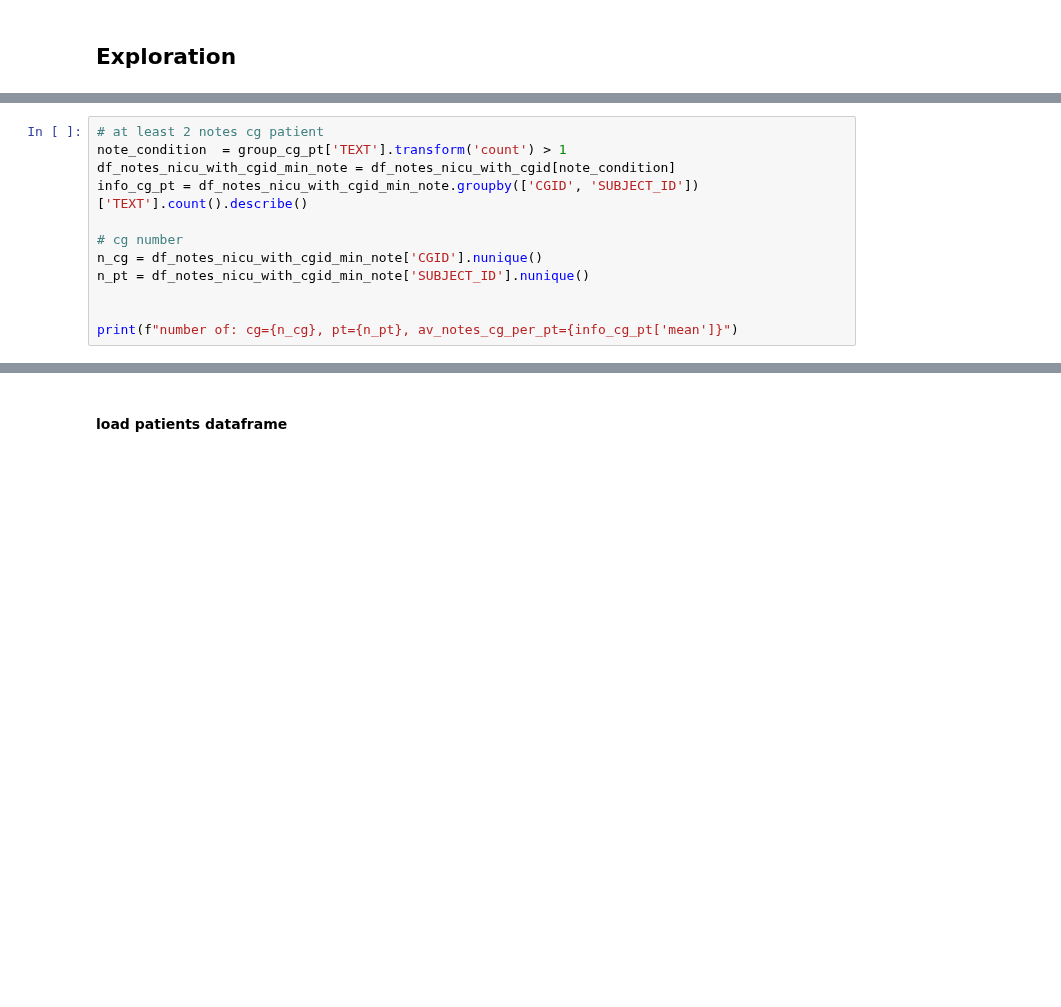
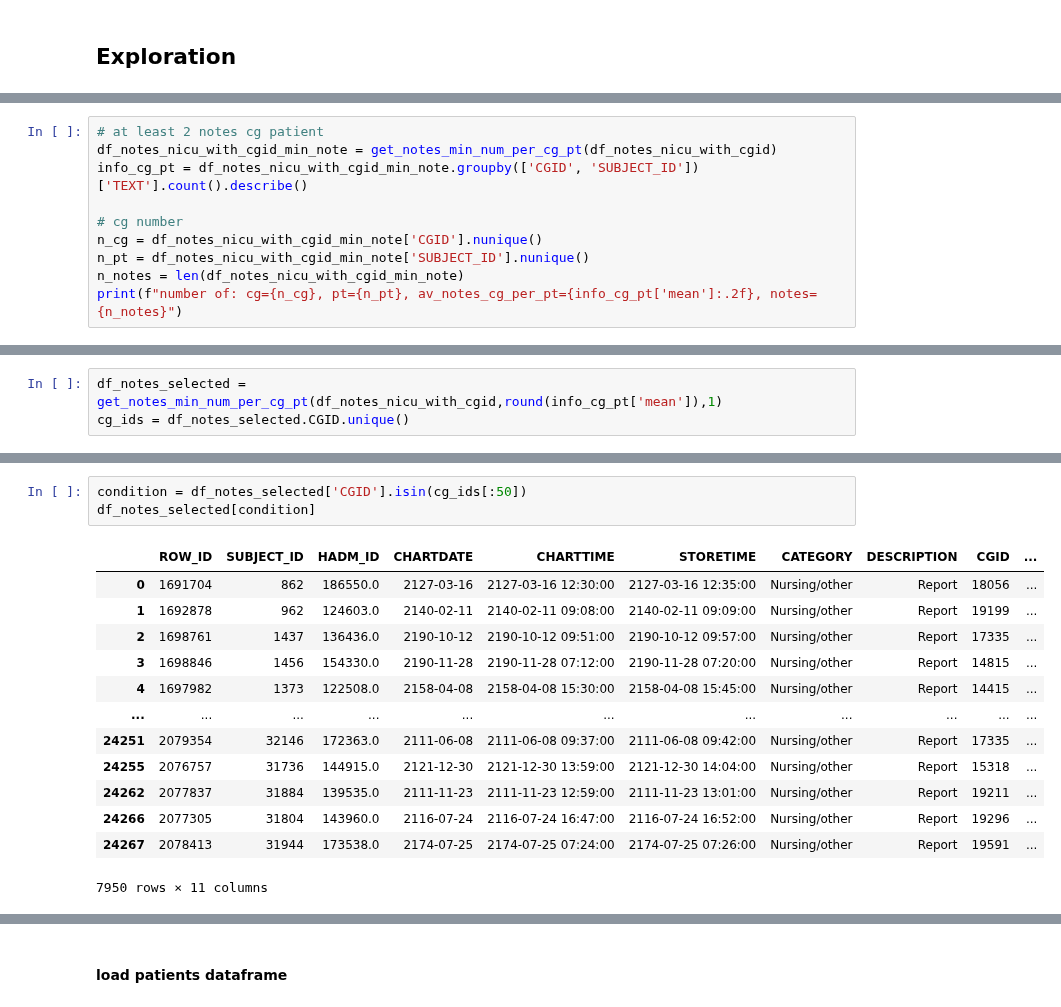
Before and after one commit to tanoManzo/mimic_trajectories, a Jupyter notebook: MIMIC_TRAJECTORY_NICU_01.ipynb, the cells around one changed output, grey strips where cells are left out. Drawn from its saved outputs; the diff is of its cells as text; blank space fills up the shorter version.

```diff
--- a/MIMIC_TRAJECTORY_NICU_01.ipynb
+++ b/MIMIC_TRAJECTORY_NICU_01.ipynb
@@ -91,12 +78,10 @@ Name: CATEGORY, dtype: int64
 # %%
 # at least 2 notes cg patient
-note_condition  = group_cg_pt['TEXT'].transform('count') > 1
-df_notes_nicu_with_cgid_min_note = df_notes_nicu_with_cgid[note_condition]
+df_notes_nicu_with_cgid_min_note = get_notes_min_num_per_cg_pt(df_notes_nicu_with_cgid)
 info_cg_pt = df_notes_nicu_with_cgid_min_note.groupby(['CGID', 'SUBJECT_ID'])['TEXT'].count().describe()
 
 # cg number
 n_cg = df_notes_nicu_with_cgid_min_note['CGID'].nunique()
 n_pt = df_notes_nicu_with_cgid_min_note['SUBJECT_ID'].nunique()
-
-
-print(f"number of: cg={n_cg}, pt={n_pt}, av_notes_cg_per_pt={info_cg_pt['mean']}")
+n_notes = len(df_notes_nicu_with_cgid_min_note)
+print(f"number of: cg={n_cg}, pt={n_pt}, av_notes_cg_per_pt={info_cg_pt['mean']:.2f}, notes={n_notes}")
@@ -104,0 +90,3 @@ number of: cg=372, pt=4508, av_notes_cg_per_pt=4.691586007811173
+# %%
+df_notes_selected = get_notes_min_num_per_cg_pt(df_notes_nicu_with_cgid,round(info_cg_pt['mean']),1)
+cg_ids = df_notes_selected.CGID.unique()
@@ -104,0 +202,17 @@ number of: cg=372, pt=4508, av_notes_cg_per_pt=4.691586007811173
+# %%
+condition = df_notes_selected['CGID'].isin(cg_ids[:50])
+df_notes_selected[condition]
+# %% [output]
+|  | ROW_ID | SUBJECT_ID | HADM_ID | CHARTDATE | CHARTTIME | STORETIME | CATEGORY | DESCRIPTION | CGID | ... |
+| 0 | 1691704 | 862 | 186550.0 | 2127-03-16 | 2127-03-16 12:30:00 | 2127-03-16 12:35:00 | Nursing/other | Report | 18056 | ... |
+| 1 | 1692878 | 962 | 124603.0 | 2140-02-11 | 2140-02-11 09:08:00 | 2140-02-11 09:09:00 | Nursing/other | Report | 19199 | ... |
+| 2 | 1698761 | 1437 | 136436.0 | 2190-10-12 | 2190-10-12 09:51:00 | 2190-10-12 09:57:00 | Nursing/other | Report | 17335 | ... |
+| 3 | 1698846 | 1456 | 154330.0 | 2190-11-28 | 2190-11-28 07:12:00 | 2190-11-28 07:20:00 | Nursing/other | Report | 14815 | ... |
+| 4 | 1697982 | 1373 | 122508.0 | 2158-04-08 | 2158-04-08 15:30:00 | 2158-04-08 15:45:00 | Nursing/other | Report | 14415 | ... |
+| ... | ... | ... | ... | ... | ... | ... | ... | ... | ... | ... |
+| 24251 | 2079354 | 32146 | 172363.0 | 2111-06-08 | 2111-06-08 09:37:00 | 2111-06-08 09:42:00 | Nursing/other | Report | 17335 | ... |
+| 24255 | 2076757 | 31736 | 144915.0 | 2121-12-30 | 2121-12-30 13:59:00 | 2121-12-30 14:04:00 | Nursing/other | Report | 15318 | ... |
+| 24262 | 2077837 | 31884 | 139535.0 | 2111-11-23 | 2111-11-23 12:59:00 | 2111-11-23 13:01:00 | Nursing/other | Report | 19211 | ... |
+| 24266 | 2077305 | 31804 | 143960.0 | 2116-07-24 | 2116-07-24 16:47:00 | 2116-07-24 16:52:00 | Nursing/other | Report | 19296 | ... |
+| 24267 | 2078413 | 31944 | 173538.0 | 2174-07-25 | 2174-07-25 07:24:00 | 2174-07-25 07:26:00 | Nursing/other | Report | 19591 | ... |
+7950 rows × 11 columns
```
Also changed, not shown: parts of 29 cells of this notebook.
